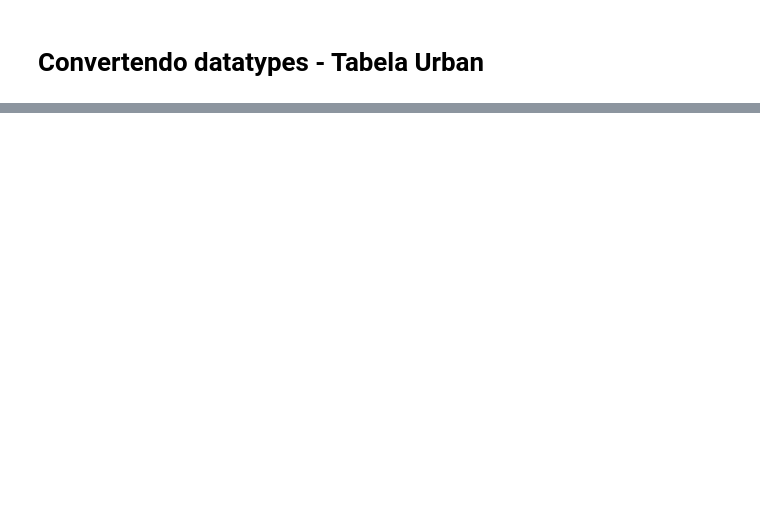
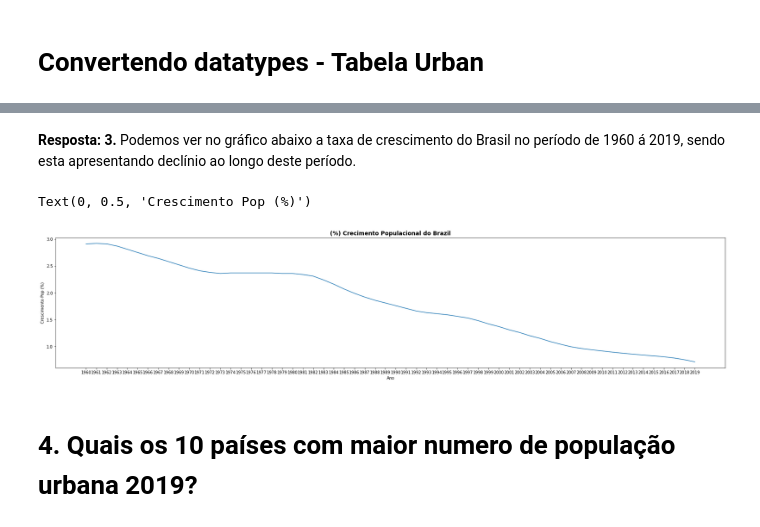
Before and after one commit to LeoGsilva0518/Learing_DataScience, a Jupyter notebook: Tarefa_Trilha4.ipynb, the cells around one changed output, grey strips where cells are left out. Cells and saved outputs as stored; diff of their text form; code cells hidden in the pictures; blank space fills up the shorter version.

```diff
--- a/Tarefa_Trilha4.ipynb
+++ b/Tarefa_Trilha4.ipynb
@@ -343,0 +521,2 @@ plt.bar(urban['country'],urbanização_2015)
+# %%
+population_Brazil = population[population.country=='Brazil']
@@ -343,0 +529,16 @@ plt.bar(urban['country'],urbanização_2015)
+# %%
+#Normalizando os dados.
+population_Brazil = pd.melt(population_Brazil, id_vars = ["country"], value_vars = population_Brazil.columns, var_name = "year", value_name = 'Percentual')
+# %% [markdown]
+**Resposta: **3.**** Podemos ver no gráfico abaixo a taxa de crescimento do Brasil no período de 1960 á 2019, sendo esta apresentando declínio ao longo deste período.
+# %%
+fig,ax=plt.subplots(figsize=(30,6))
+ax.plot(population_Brazil.year,population_Brazil.Percentual,label="Crecimento Pop")
+ax.set_title('(%) Crecimento Populacional do Brazil',fontsize=14, weight='bold') # configura titulo.
+ax.set_xlabel("Ano") # configura rotulo no eixo X.
+ax.set_ylabel("Crescimento Pop (%)") # configura rotulo no eixo Y.
+# %% [output]
+Text(0, 0.5, 'Crescimento Pop (%)')
+[figure, added]
+# %% [markdown]
+# **4.** Quais os 10 países com maior numero de população urbana 2019?
```
Also changed, not shown: parts of 110 cells of this notebook.
